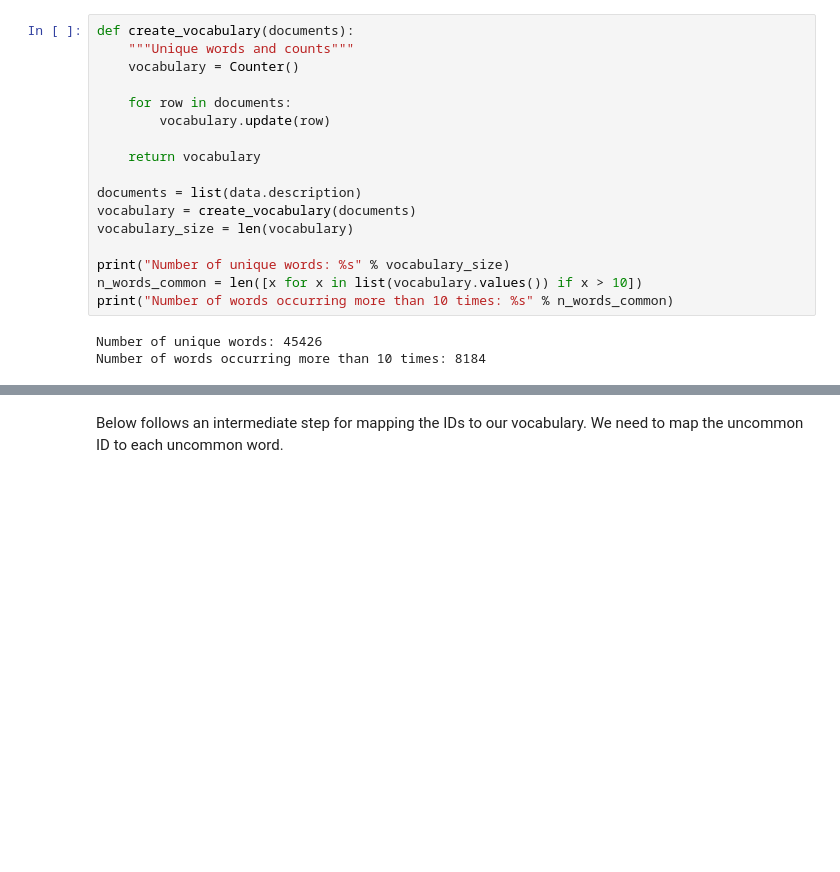
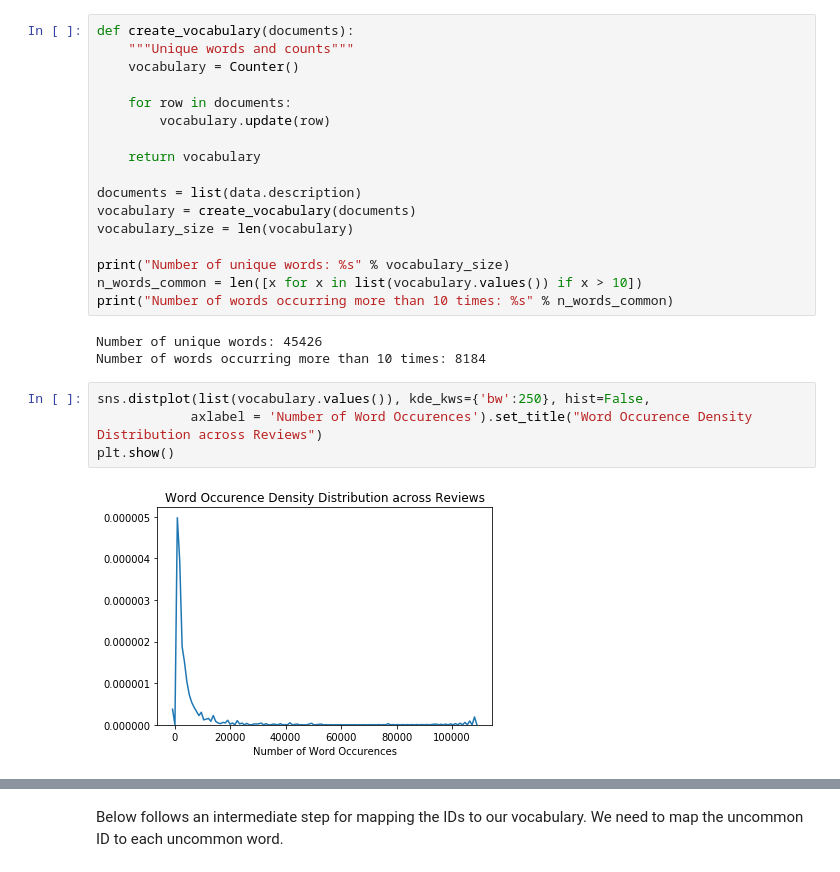
Before and after one commit to johannesharmse/wine_nlp, a Jupyter notebook: src/EDA/EDA.ipynb, the cells around one changed output, grey strips where cells are left out. Saved outputs shown, nothing was run; the diff lists cells and outputs as text; blank space fills up the shorter version.

Commit message:
Add density plot

```diff
--- a/src/EDA/EDA.ipynb
+++ b/src/EDA/EDA.ipynb
@@ -163,3 +161,9 @@ print("Number of words occurring more than 10 times: %s" % n_words_common)
 # %% [output]
 Number of unique words: 45426
 Number of words occurring more than 10 times: 8184
+# %%
+sns.distplot(list(vocabulary.values()), kde_kws={'bw':250}, hist=False,
+            axlabel = 'Number of Word Occurences').set_title("Word Occurence Density Distribution across Reviews")
+plt.show()
+# %% [output]
+[figure, added]
```
Also changed, not shown: parts of 5 cells of this notebook.
